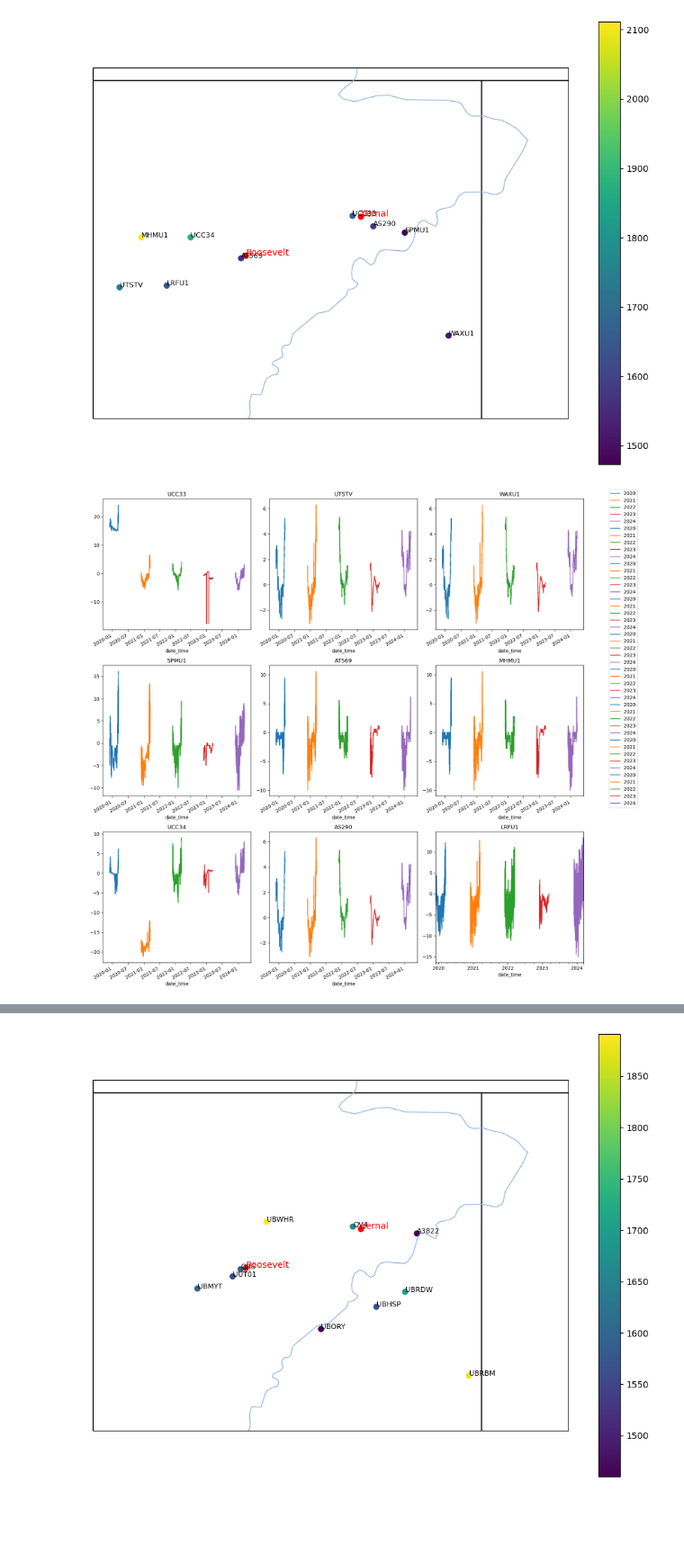
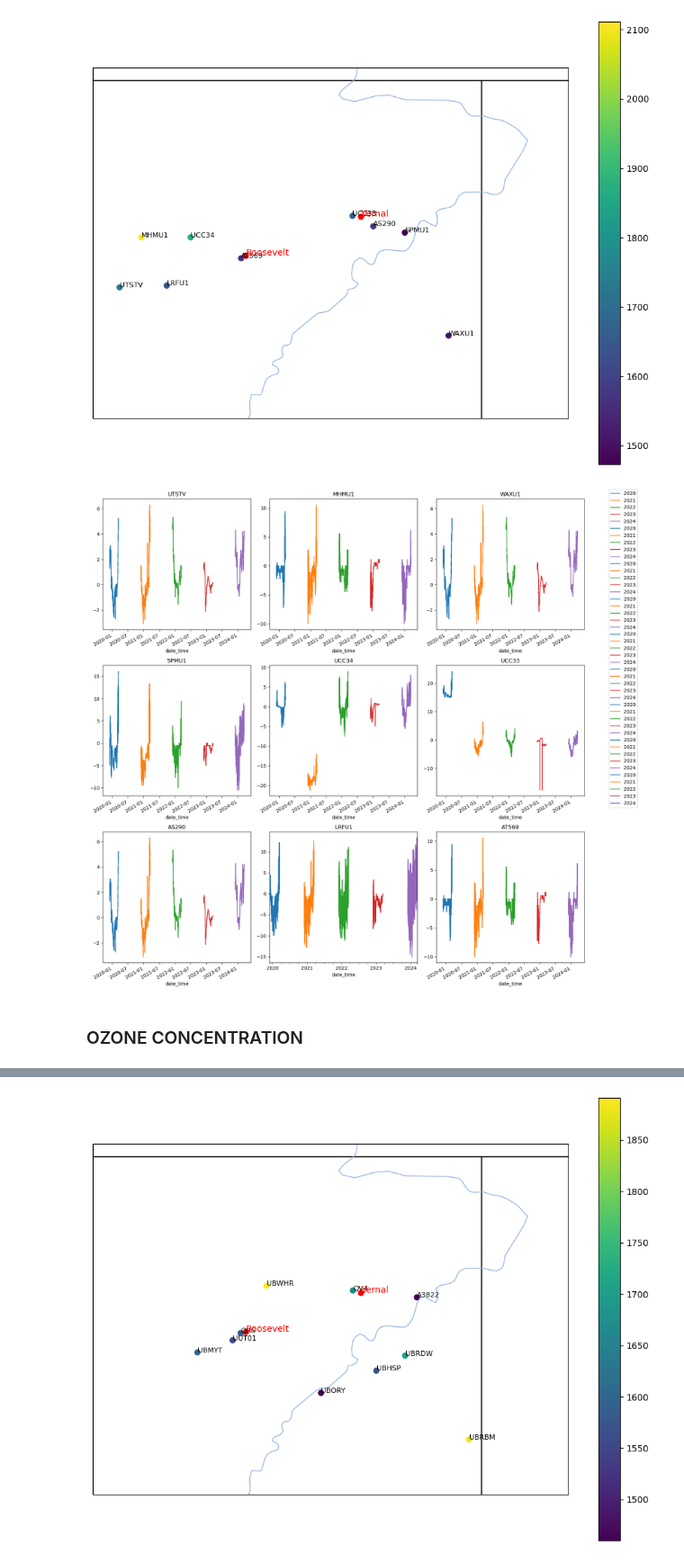
Before and after one commit to Bingham-Research-Center/clyfar, a Jupyter notebook: obs/messing_with_synoptic_data.ipynb, the cells around one changed output, grey strips where cells are left out. Shown at 90% size. Drawn from its saved outputs; the diff is of its cells as text; code cells hidden in the pictures; blank space fills up the shorter version.

```diff
--- a/obs/messing_with_synoptic_data.ipynb
+++ b/obs/messing_with_synoptic_data.ipynb
@@ -70,8 +72,7 @@ def visualize_station_locations(meta_df, towns, extent, only_stids=None, stid_na
     ax.set_extent(extent)  # set extents
     plt.show()
 # %%
-
-def plot_variable_by_years(data_path, common_stids, years, vrbl):
+def plot_variable_by_years(data_path, common_stids, years, vrbl, ylim=None):
     """
     Plot the variable by day of the year for each year, overlaying the lines for each winter season.
 
@@ -91,7 +92,8 @@ def plot_variable_by_years(data_path, common_stids, years, vrbl):
         row = i // 3
         col = i % 3
         ax[row, col].set_title(stid)
-        # ax[row, col].set_ylim(-10, 10)
+        if ylim:
+            ax[row, col].set_ylim(ylim)
         # Each "year" actually goes across two calendar years, so x-axis is 1 Dec to 31 March
         # The year is the February year of that particular subset
 
@@ -246,0 +270,11 @@ soil_df.describe()
+# %%
+data_path = "../data"
+vrbl = "soil_temp"
+
+year_counts_df = load_data_for_years(data_path, years, vrbl)
+print(year_counts_df)
+
+vrbl_stids = {year: year_counts_df.loc[year, "stid_string"].split(",") for year in years}
+common_stemp_stids = find_common_stids(vrbl_stids, years, 5)
+print(len(common_stemp_stids))
+common_stemp_stids
@@ -344,9 +314,11 @@ visualize_station_locations(meta_df, towns, extent, only_stids=list(common_stids
 # %% [output]
 [figure]
 # %%
-plot_variable_by_years(data_path, common_stids, years[-5:], vrbl)
+plot_variable_by_years(data_path, common_stemp_stids, years[-5:], vrbl)
 # %% [output]
-[figure, old version]
+[figure, new version]
+# %% [markdown]
+### OZONE CONCENTRATION
 # %%
 vrbl = "ozone_concentration"
 
```
Also changed, not shown: parts of 62 cells of this notebook, 3 other files.
